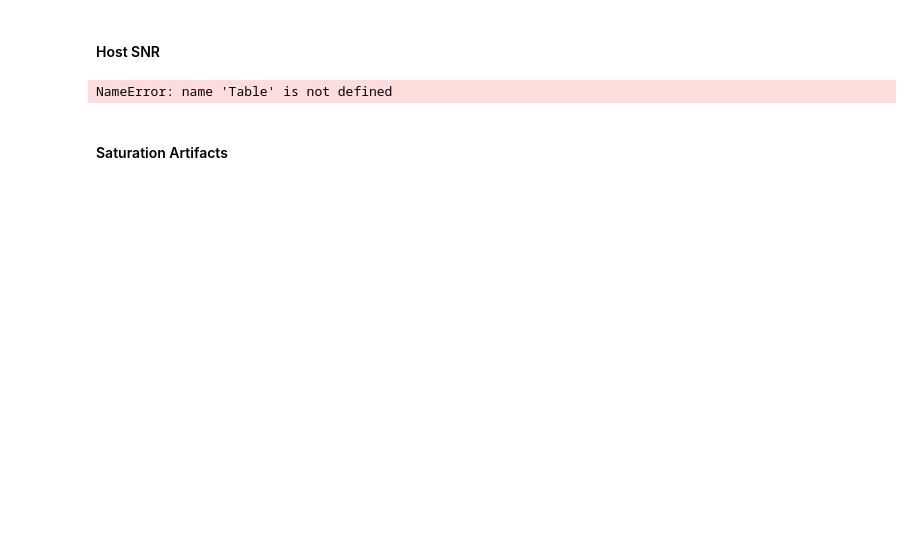
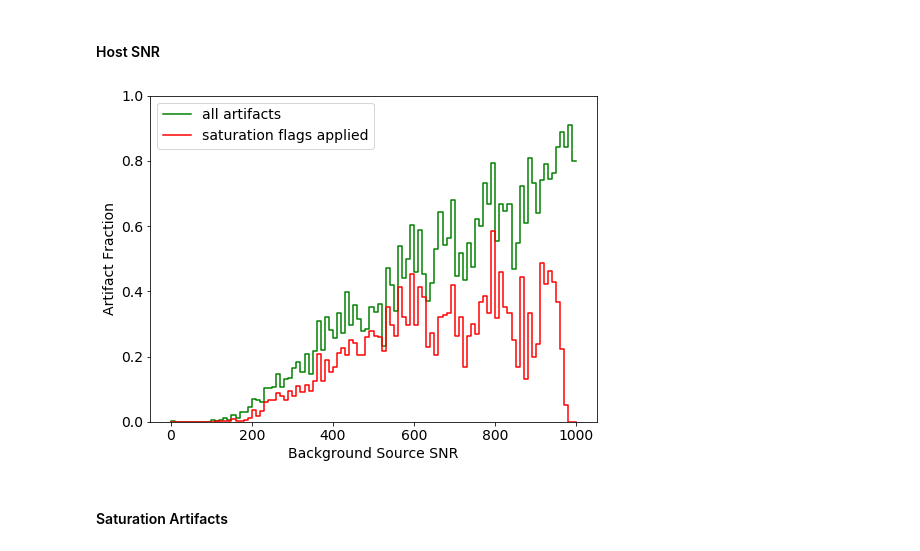
Before and after one commit to LSSTDESC/dia_improvement, a Jupyter notebook: devel/paper_table.ipynb, the cells around one changed output. Drawn from its saved outputs; the diff is of its cells as text; code cells hidden in the pictures; blank space fills up the shorter version.

```diff
--- a/devel/paper_table.ipynb
+++ b/devel/paper_table.ipynb
@@ -610,34 +629,34 @@ len(art_host), len(art_host_base_rm)
 # %%
 full_hosts = Table.read('./data/table/gal_4639/full_hosts.csv', format='ascii.csv')
 base_applied = Table.read('./data/table/gal_4639/full_hosts_base_applied.csv', format='ascii.csv')
 percent_list = []
 for i in np.arange(-10, 1000, 10):
     low = i
     high = i + 10
     keep = np.logical_and(full_hosts['host_snr']>low, full_hosts['host_snr']<high)
     t_kept = full_hosts[keep]
     condition = np.logical_and(t_kept['is_artifact'] == 'True', t_kept['is_fake'] == 'False')
     percent = np.sum(condition) / len(t_kept)
     percent_list.append(percent)
 percent_list_base_applied = []
 for i in np.arange(-10, 1000, 10):
     low = i
     high = i + 10
     keep = np.logical_and(base_applied['host_snr']>low, base_applied['host_snr']<high)
     t_kept = base_applied[keep]
     condition = np.logical_and(t_kept['is_artifact'] == 'True', t_kept['is_fake'] == 'False')
     percent = np.sum(condition) / len(t_kept)
     percent_list_base_applied.append(percent)
 plt.figure(figsize=(8, 6))
 plt.step(np.arange(0, 1010, 10),  percent_list, color='g', label='all artifacts')
-plt.step(np.arange(0, 1010, 10),  percent_list_base_applied, color='r', label='base flags applied')
+plt.step(np.arange(0, 1010, 10),  percent_list_base_applied, color='r', label='saturation flags applied')
 plt.ylim(0, 1)
 plt.ylabel('Artifact Fraction')
 plt.xlabel('Background Source SNR')
 plt.legend()
 plt.savefig('./paper_plots/p_host_snr.pdf')
 # %% [output]
-NameError: name 'Table' is not defined
+[figure, added]
 # %% [markdown]
 #### Saturation Artifacts
 # %%
```
Also changed, not shown: parts of 25 cells of this notebook.
